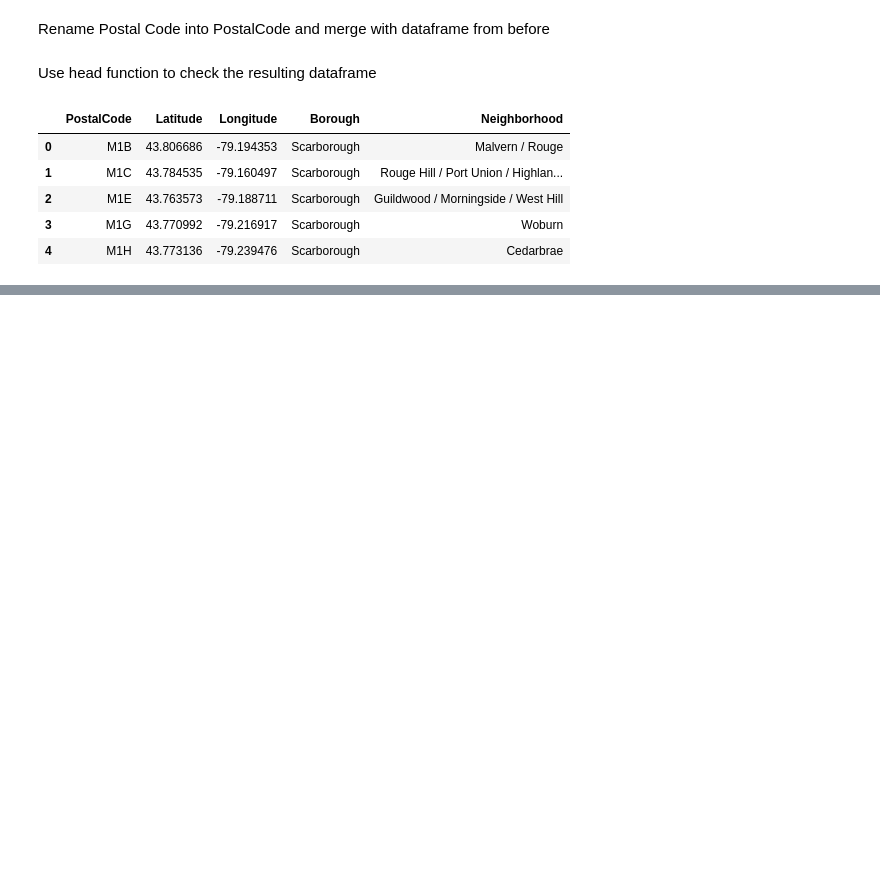
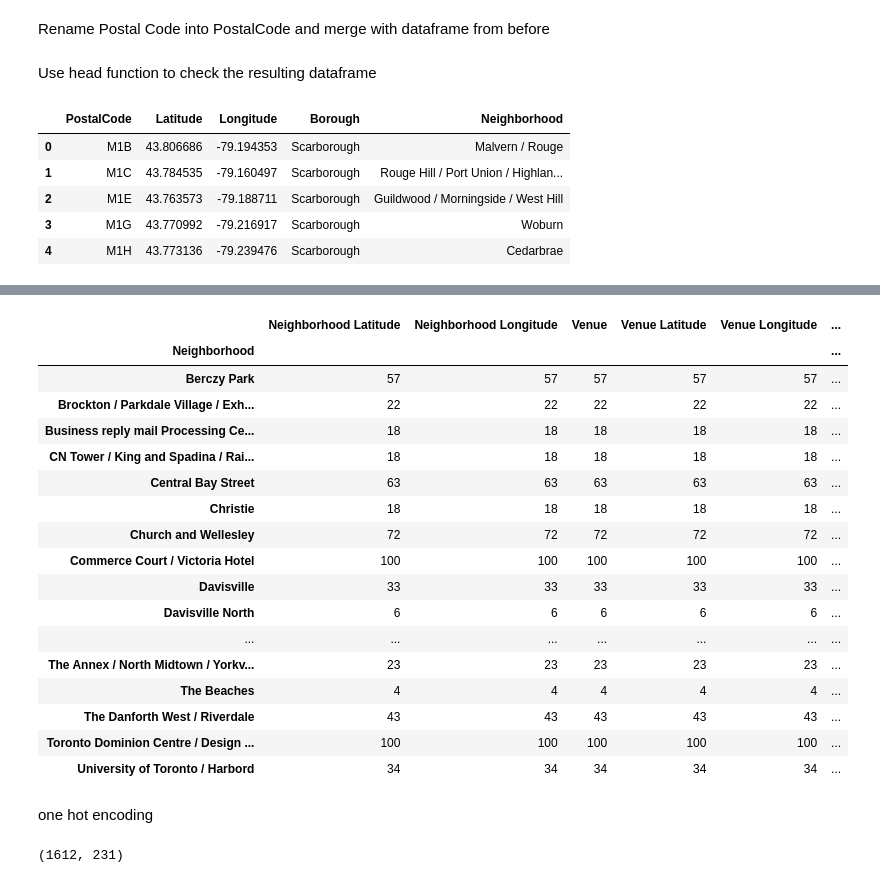
Before and after one commit to AntoniaQuell/Coursera_Capston, a Jupyter notebook: Capstone_2.ipynb, the cells around one changed output, grey strips where cells are left out. Drawn from its saved outputs; the diff is of its cells as text; code cells hidden in the pictures; blank space fills up the shorter version.

```diff
--- a/Capstone_2.ipynb
+++ b/Capstone_2.ipynb
@@ -192,0 +175,3 @@ geo_merge.head()
+# %%
+geo_data = geo_merge[["PostalCode", "Borough", "Neighborhood", "Latitude", "Longitude"]]
+geo_data.head()
@@ -192,0 +191,3 @@ geo_merge.head()
+# %%
+toronto = geo_data[geo_data["Borough"].str.contains("Toronto")]
+toronto.head()
@@ -192,0 +203,4 @@ geo_merge.head()
+# %%
+CLIENT_ID = 'WTBAY4XFZAJKLLAEFTP5QZIWEZUAEFDG5SHHPM421MVF31KF' # your Foursquare ID
+CLIENT_SECRET = 'RVIEEK23R1LJ0GIN4QS44Z3I3MCSU3M344ENEGCBYDCBRQUX' # your Foursquare Secret
+VERSION = '20180605' # Foursquare API version
@@ -192,0 +252,5 @@ geo_merge.head()
+# %%
+toronto_venues = getNearbyVenues(names=toronto['Neighborhood'],
+                                   latitudes=toronto['Latitude'],
+                                   longitudes=toronto['Longitude']
+                                  )
@@ -192,0 +286,30 @@ geo_merge.head()
+# %%
+toronto_venues.groupby('Neighborhood').count()
+# %% [output]
+|  | Neighborhood Latitude | Neighborhood Longitude | Venue | Venue Latitude | Venue Longitude | ... |
+| Neighborhood |  |  |  |  |  | ... |
+| Berczy Park | 57 | 57 | 57 | 57 | 57 | ... |
+| Brockton / Parkdale Village / Exh... | 22 | 22 | 22 | 22 | 22 | ... |
+| Business reply mail Processing Ce... | 18 | 18 | 18 | 18 | 18 | ... |
+| CN Tower / King and Spadina / Rai... | 18 | 18 | 18 | 18 | 18 | ... |
+| Central Bay Street | 63 | 63 | 63 | 63 | 63 | ... |
+| Christie | 18 | 18 | 18 | 18 | 18 | ... |
+| Church and Wellesley | 72 | 72 | 72 | 72 | 72 | ... |
+| Commerce Court / Victoria Hotel | 100 | 100 | 100 | 100 | 100 | ... |
+| Davisville | 33 | 33 | 33 | 33 | 33 | ... |
+| Davisville North | 6 | 6 | 6 | 6 | 6 | ... |
+| ... | ... | ... | ... | ... | ... | ... |
+| The Annex / North Midtown / Yorkv... | 23 | 23 | 23 | 23 | 23 | ... |
+| The Beaches | 4 | 4 | 4 | 4 | 4 | ... |
+| The Danforth West / Riverdale | 43 | 43 | 43 | 43 | 43 | ... |
+| Toronto Dominion Centre / Design ... | 100 | 100 | 100 | 100 | 100 | ... |
+| University of Toronto / Harbord | 34 | 34 | 34 | 34 | 34 | ... |
+# %% [markdown]
+one hot encoding
+# %%
+toronto_onehot = pd.get_dummies(toronto_venues[['Venue Category']], prefix="", prefix_sep="")
+toronto_onehot.drop(['Neighborhood'],axis=1,inplace=True)
+toronto_onehot.insert(loc=0, column='Neighborhood', value=toronto_venues['Neighborhood'] )
+toronto_onehot.shape
+# %% [output]
+(1612, 231)
```
Also changed, not shown: parts of 26 cells of this notebook.
